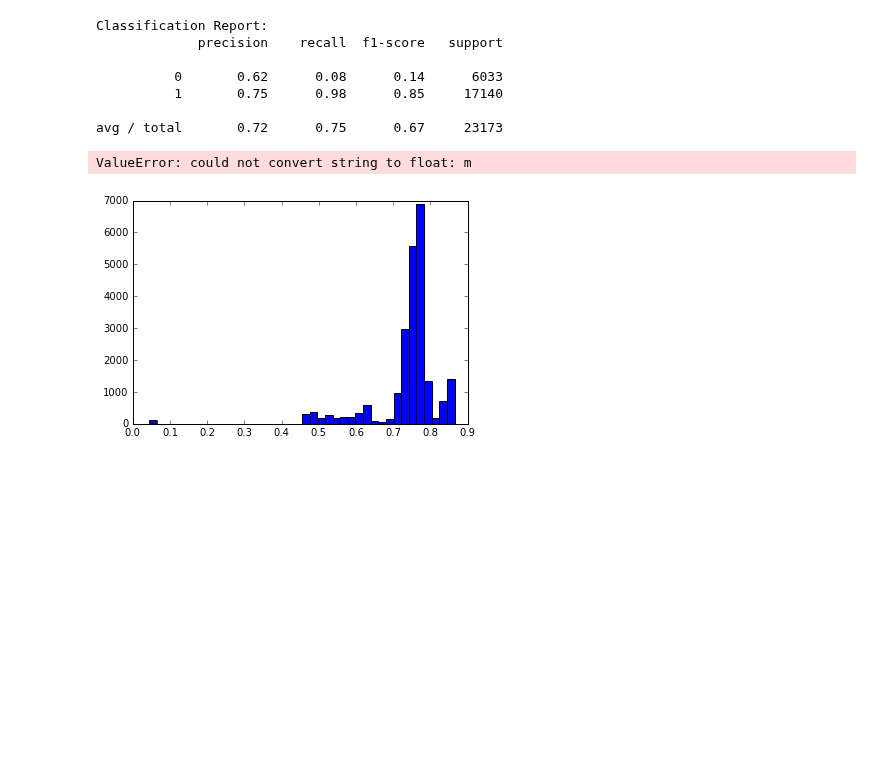
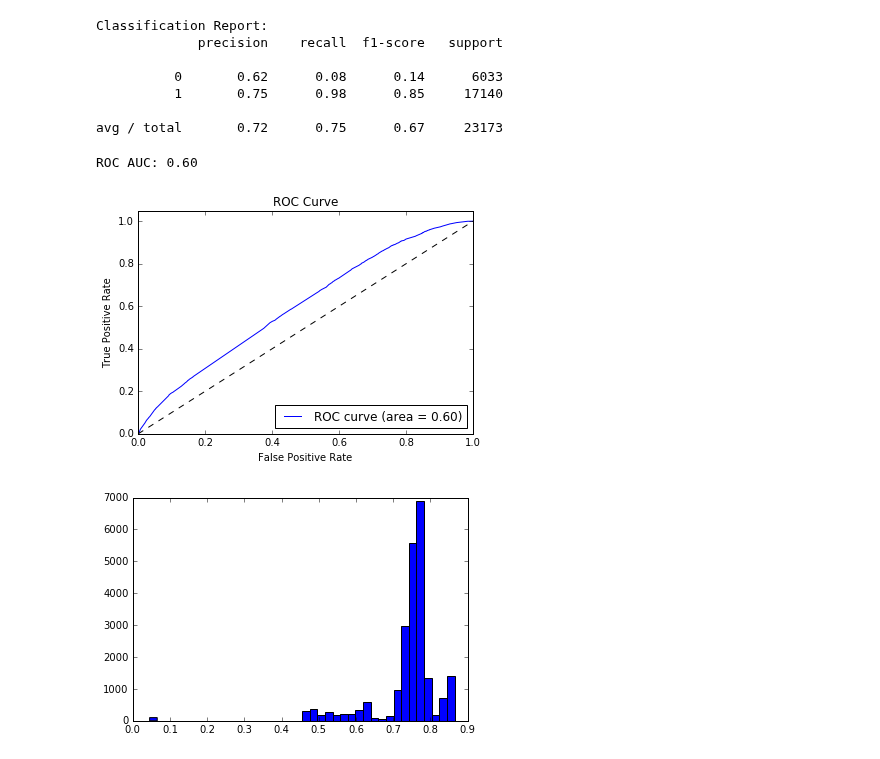
Before and after one commit to jillianhade/capstone_project, a Jupyter notebook: modeling_simpsons.ipynb, the cells around one changed output. Cells and saved outputs as stored; diff of their text form; code cells hidden in the pictures; blank space fills up the shorter version.

```diff
--- a/modeling_simpsons.ipynb
+++ b/modeling_simpsons.ipynb
@@ -175,23 +175,24 @@ avg / total       0.72      0.75      0.67     23173
 # %%
 ## plots ROC curve
 def plot_roc(x_test_transformed, y_test, model):
-    fpr, tpr, _ = roc_curve(y_test, model.predict_proba(x_test)[:,1])
+    fpr, tpr, _ = roc_curve(y_test, model.predict_proba(x_test_transformed)[:,1])
     roc_auc = auc(fpr, tpr)
     print 'ROC AUC: %0.2f' % roc_auc
     plt.figure()
     plt.plot(fpr, tpr, label='ROC curve (area = %0.2f)' % roc_auc)
     plt.plot([0, 1], [0, 1], 'k--')
     plt.xlim([0.0, 1.0])
     plt.ylim([0.0, 1.05])
     plt.xlabel('False Positive Rate')
     plt.ylabel('True Positive Rate')
     plt.title('ROC Curve')
     plt.legend(loc="lower right")
     plt.show()
 
 plot_roc(x_test_transformed, y_test, rf)
 # %% [output]
-ValueError: could not convert string to float: m
+ROC AUC: 0.60
+[figure, added]
 # %%
 # taking a look at predictions to visualize where to alter probability cutoff
 
```
Also changed, not shown: parts of 6 cells of this notebook.
